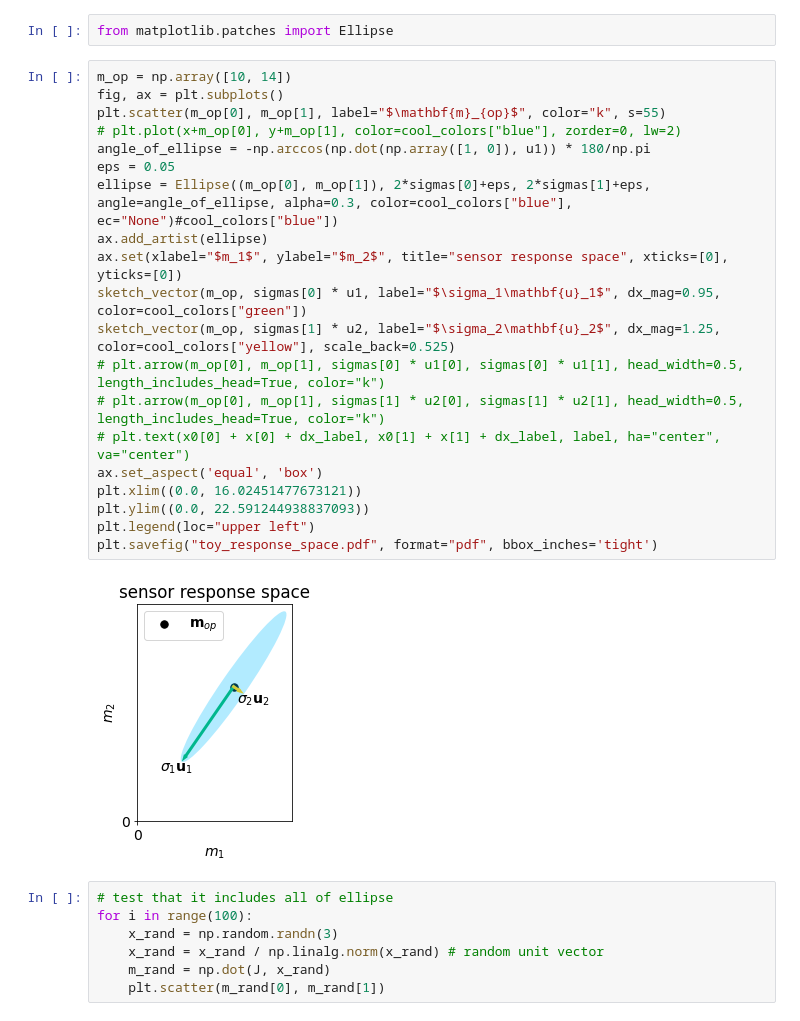
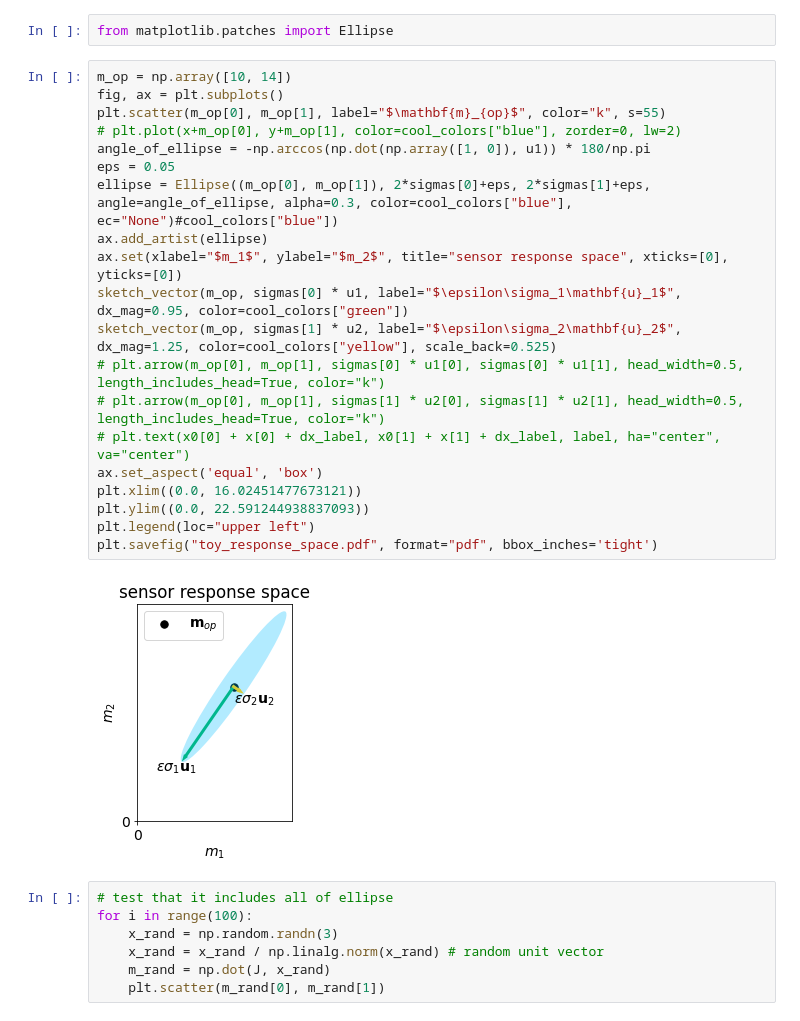
Before and after one commit to SimonEnsemble/unresponsive_directions_in_sensors, a Jupyter notebook: toy_mapping.ipynb, the cells around one changed output. Cells and saved outputs as stored; diff of their text form.

Commit message:
add epsilon, these are small changes

```diff
--- a/toy_mapping.ipynb
+++ b/toy_mapping.ipynb
@@ -129,25 +129,25 @@ from matplotlib.patches import Ellipse
 # %%
 m_op = np.array([10, 14])
 fig, ax = plt.subplots()
 plt.scatter(m_op[0], m_op[1], label="$\mathbf{m}_{op}$", color="k", s=55)
 # plt.plot(x+m_op[0], y+m_op[1], color=cool_colors["blue"], zorder=0, lw=2)
 angle_of_ellipse = -np.arccos(np.dot(np.array([1, 0]), u1)) * 180/np.pi
 eps = 0.05
 ellipse = Ellipse((m_op[0], m_op[1]), 2*sigmas[0]+eps, 2*sigmas[1]+eps, angle=angle_of_ellipse, alpha=0.3, color=cool_colors["blue"], ec="None")#cool_colors["blue"])
 ax.add_artist(ellipse)
 ax.set(xlabel="$m_1$", ylabel="$m_2$", title="sensor response space", xticks=[0], yticks=[0])
-sketch_vector(m_op, sigmas[0] * u1, label="$\sigma_1\mathbf{u}_1$", dx_mag=0.95, color=cool_colors["green"])
-sketch_vector(m_op, sigmas[1] * u2, label="$\sigma_2\mathbf{u}_2$", dx_mag=1.25, color=cool_colors["yellow"], scale_back=0.525)
+sketch_vector(m_op, sigmas[0] * u1, label="$\epsilon\sigma_1\mathbf{u}_1$", dx_mag=0.95, color=cool_colors["green"])
+sketch_vector(m_op, sigmas[1] * u2, label="$\epsilon\sigma_2\mathbf{u}_2$", dx_mag=1.25, color=cool_colors["yellow"], scale_back=0.525)
 # plt.arrow(m_op[0], m_op[1], sigmas[0] * u1[0], sigmas[0] * u1[1], head_width=0.5, length_includes_head=True, color="k")
 # plt.arrow(m_op[0], m_op[1], sigmas[1] * u2[0], sigmas[1] * u2[1], head_width=0.5, length_includes_head=True, color="k")
 # plt.text(x0[0] + x[0] + dx_label, x0[1] + x[1] + dx_label, label, ha="center", va="center")
 ax.set_aspect('equal', 'box')
 plt.xlim((0.0, 16.02451477673121))
 plt.ylim((0.0, 22.591244938837093))
 plt.legend(loc="upper left")
 plt.savefig("toy_response_space.pdf", format="pdf", bbox_inches='tight')
 # %% [output]
-[figure, old version]
+[figure, new version]
 # %%
 # test that it includes all of ellipse
 for i in range(100):
```
Also changed, not shown: parts of 1 cell of this notebook.
